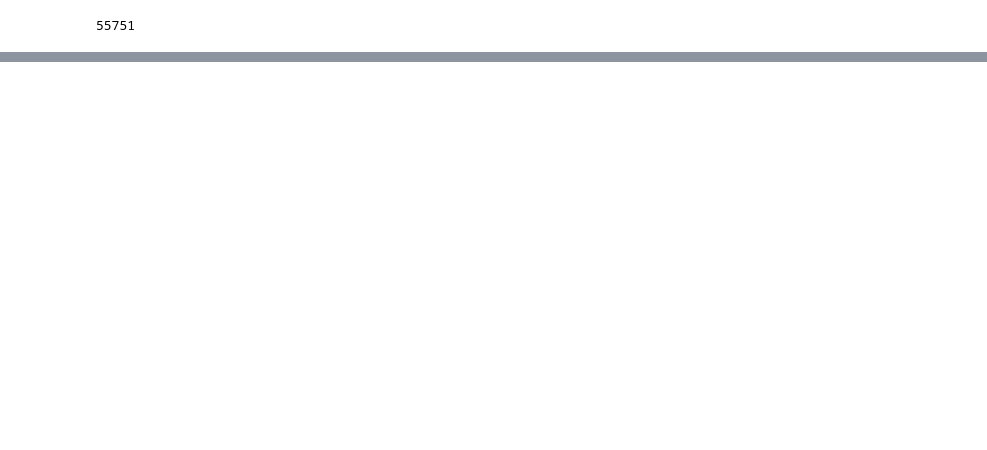
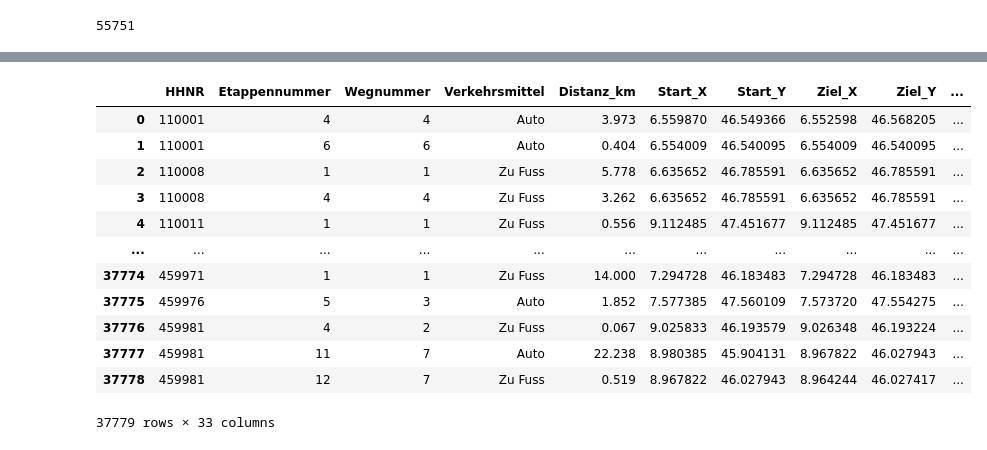
Before and after one commit to larissa-marti/ANM_Gruppe_Y, a Jupyter notebook: merge_wege_zielperson.ipynb, the cells around one changed output, grey strips where cells are left out. Drawn from its saved outputs; the diff is of its cells as text; code cells hidden in the pictures; blank space fills up the shorter version.

```diff
--- a/merge_wege_zielperson.ipynb
+++ b/merge_wege_zielperson.ipynb
@@ -237,7 +308,9 @@ freizeitaktivitaeten_mapping = {
 }
 
 # Umbenennen der Werte in der Spalte 'Freizeitaktivität' anhand der Mapping-Liste
-merged_data_leisure["Freizeitaktivität"] = merged_data_leisure["Freizeitaktivität"].map(freizeitaktivitaeten_mapping)
+merged_data_leisure["Freizeitaktivität"] = merged_data_leisure["Freizeitaktivität"].map(
+    freizeitaktivitaeten_mapping
+)
 # %% [output]
 A value is trying to be set on a copy of a slice from a DataFrame.
 Try using .loc[row_indexer,col_indexer] = value instead
@@ -273,11 +346,13 @@ kanton_mapping = {
     23: "Valais",
     24: "Neuchâtel",
     25: "Genève",
-    26: "Jura"
+    26: "Jura",
 }
 
 # Umbenennen der Werte in der Spalte 'Wohnort: Kanton' anhand der Mapping-Liste
-merged_data_leisure["Wohnort: Kanton"] = merged_data_leisure["Wohnort: Kanton"].map(kanton_mapping)
+merged_data_leisure["Wohnort: Kanton"] = merged_data_leisure["Wohnort: Kanton"].map(
+    kanton_mapping
+)
 # %% [output]
 A value is trying to be set on a copy of a slice from a DataFrame.
 Try using .loc[row_indexer,col_indexer] = value instead
@@ -302,0 +398,7 @@ Dataset verfügt noch über 55'188 Einträge
+# %%
+# Merge über HHNR und Wegnummer mit etappen_freizeit
+etappen_freizeit_erweitert = etappen_freizeit.merge(
+    merged_data_leisure, on=["HHNR", "Wegnummer"], how="left"
+)
+
+etappen_freizeit_erweitert.head()
@@ -302,0 +587,33 @@ Dataset verfügt noch über 55'188 Einträge
+# %%
+# unnötige/doppelte Spalten entfernen
+etappen_freizeit_erweitert = etappen_freizeit_erweitert.drop(
+    columns=[
+        "Start_X-Koordinate",
+        "Start_Y-Koordinate",
+        "Ziel_X-Koordinate",
+        "Ziel_Y-Koordinate",
+        "Freizeitaktivität_x",
+        "Zweck",
+        "Führerausweis PW",
+        "Führerausweis Motorräder",
+        "Lernfahrausweis PW",
+        "Lernfahrausweis Motorräder",
+        "Kleinmotorrad-Besitzer",
+    ]
+)
+# %%
+etappen_freizeit_erweitert
+# %% [output]
+|  | HHNR | Etappennummer | Wegnummer | Verkehrsmittel | Distanz_km | Start_X | Start_Y | Ziel_X | Ziel_Y | ... |
+| 0 | 110001 | 4 | 4 | Auto | 3.973 | 6.559870 | 46.549366 | 6.552598 | 46.568205 | ... |
+| 1 | 110001 | 6 | 6 | Auto | 0.404 | 6.554009 | 46.540095 | 6.554009 | 46.540095 | ... |
+| 2 | 110008 | 1 | 1 | Zu Fuss | 5.778 | 6.635652 | 46.785591 | 6.635652 | 46.785591 | ... |
+| 3 | 110008 | 4 | 4 | Zu Fuss | 3.262 | 6.635652 | 46.785591 | 6.635652 | 46.785591 | ... |
+| 4 | 110011 | 1 | 1 | Zu Fuss | 0.556 | 9.112485 | 47.451677 | 9.112485 | 47.451677 | ... |
+| ... | ... | ... | ... | ... | ... | ... | ... | ... | ... | ... |
+| 37774 | 459971 | 1 | 1 | Zu Fuss | 14.000 | 7.294728 | 46.183483 | 7.294728 | 46.183483 | ... |
+| 37775 | 459976 | 5 | 3 | Auto | 1.852 | 7.577385 | 47.560109 | 7.573720 | 47.554275 | ... |
+| 37776 | 459981 | 4 | 2 | Zu Fuss | 0.067 | 9.025833 | 46.193579 | 9.026348 | 46.193224 | ... |
+| 37777 | 459981 | 11 | 7 | Auto | 22.238 | 8.980385 | 45.904131 | 8.967822 | 46.027943 | ... |
+| 37778 | 459981 | 12 | 7 | Zu Fuss | 0.519 | 8.967822 | 46.027943 | 8.964244 | 46.027417 | ... |
+37779 rows × 33 columns
```
Also changed, not shown: parts of 28 cells of this notebook, 5 other files.
